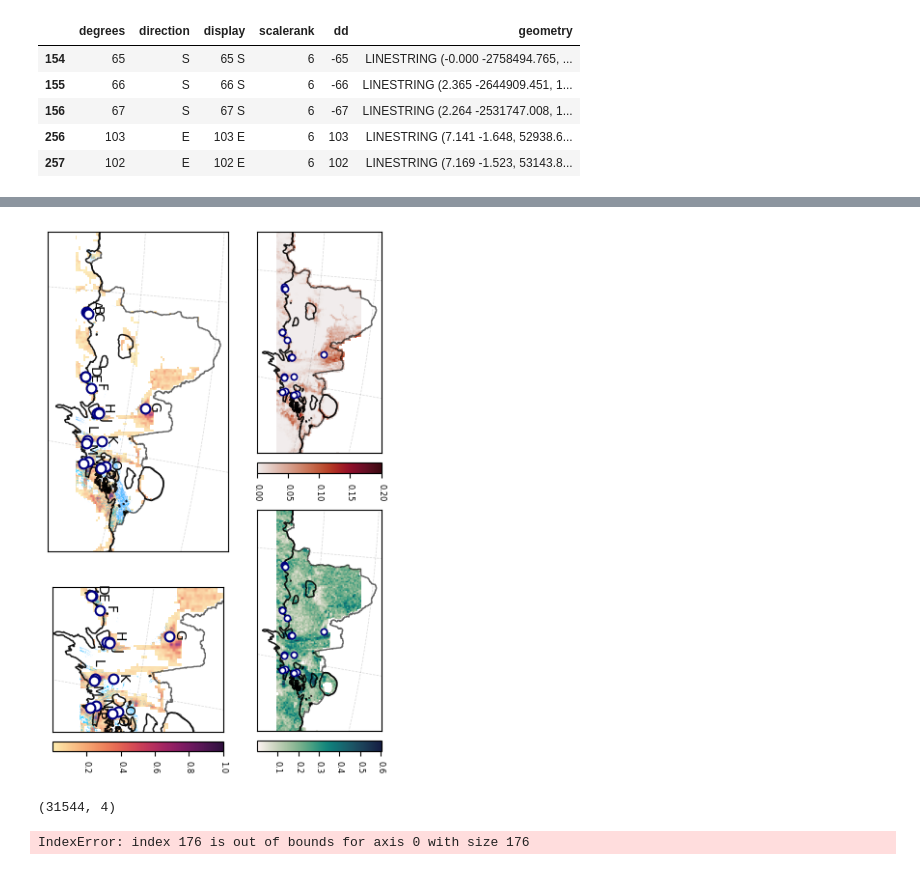
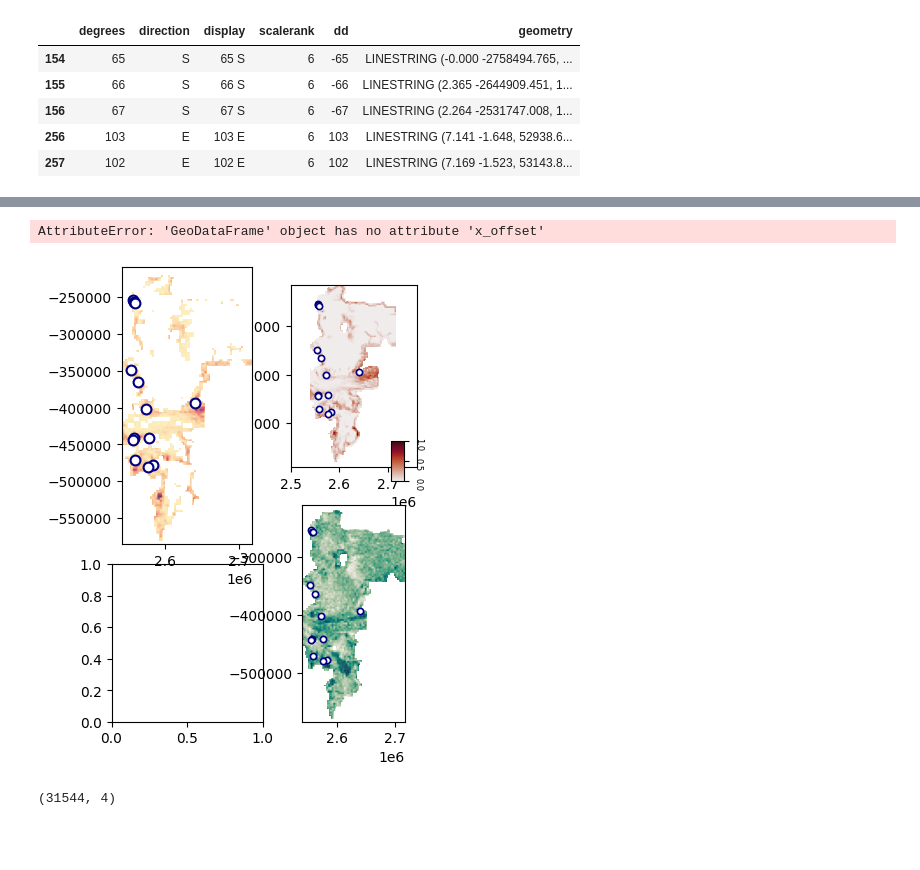
Before and after one commit to js-chemE/HydrofractureShackleton_2023, a Jupyter notebook: figure02.ipynb, the cells around one changed output, grey strips where cells are left out. Cells and saved outputs as stored; diff of their text form; code cells hidden in the pictures; blank space fills up the shorter version.

```diff
--- a/figure02.ipynb
+++ b/figure02.ipynb
@@ -186,21 +226,26 @@ for i, f in enumerate(delta_files):
         activeness_mask, transform, target_res, mode="average"
     )
     resampled[resampled == 0] = np.nan
+    masked, masked_transform = app.geotiffs.mask_dataset(
+        resampled, resampled_transform, iceshelves_buffer[i], mode="shape", filled=False
+    )
+    masked[~np.isfinite(dmg_outputs[i])] = np.nan
+    masked = masked / np.nanmax(masked)
     #
     # print(np.nanmax(resampled), np.nanmin(resampled))
     # resampled[resampled <= 0.005] = np.nan
 
     ax = axes.ravel()[i]
     rplt.show(
-        resampled, ax=ax, transform=resampled_transform, cmap="cmo.tempo", alpha=0.8
+        masked, ax=ax, transform=masked_transform, cmap="cmo.tempo", alpha=0.8
     )
     coastlines[i].exterior.plot(ax=ax, color="black", linewidth=2, zorder=-5)
     ax.set_xlim(transform.c, transform.c + raster.shape[-1] * transform.a)
     ax.set_xlim(xmin, xmax)
     ax.set_ylim(ymin, ymax)
     ax.axis("off")
-    active_outputs.append(resampled)
-    active_transforms.append(resampled_transform)
+    active_outputs.append(masked)
+    active_transforms.append(masked_transform)
 plt.tight_layout()
 plt.show()
 # %% [output]
@@ -271,0 +567,8 @@ events["y_offset"] = [
+# %%
+# Define a function to extract a portion of a colormap
+def get_partial_colormap(cmap_name, start=0.0, stop=1.0, n_colors=256):
+    cmap = plt.get_cmap(cmap_name)
+    colors = cmap(np.linspace(start, stop, n_colors))
+    return mcolors.LinearSegmentedColormap.from_list(
+        f"{cmap_name}_{start}_{stop}", colors
+    )
@@ -288,37 +1050,33 @@ from mpl_toolkits.axes_grid1 import make_axes_locatable
 
 """Damage"""
 gs = axes[0, 1].get_gridspec()
-# remove the underlying axes
 for ax in axes[:2, 1]:
     ax.remove()
-ax_dmg = fig.add_subplot(gs[:2, 1])
 fig_silent, ax_silent = plt.subplots()
 dmg_silent = ax_silent.imshow(dmg[0], cmap="cmo.amp")
 plt.close()
 
-divider = make_axes_locatable(ax_dmg)
-cax = divider.append_axes("bottom", size="5%", pad=0.1)
-cbar = fig.colorbar(dmg_silent, cax=cax, orientation="horizontal")
+ax_dmg = plt.subplot(gs[:2, 1])
+ax_dmg.imshow(dmg[0])
+ax_dmg.set_xlim(xmin, xmax)
+ax_dmg.set_ylim(ymin, ymax)
+cax_dmg = ax_dmg.inset_axes([0.8, 0.1, 0.1, 1], transform=ax.transAxes)
+
+cbar = fig.colorbar(dmg_silent, cax=cax_dmg)
 cbar.ax.tick_params(rotation=-90, labelsize=6)
 
 rplt.show(dmg, ax=ax_dmg, transform=dmg_transforms[i_year], cmap="cmo.amp")
 
+
 """Activeness"""
 gs = axes[2, 1].get_gridspec()
-# remove the underlying axes
 for ax in axes[2:, 1]:
     ax.remove()
 ax_act = fig.add_subplot(gs[2:, 1])
-# ax_act = axes[1, 1]
 fig_silent, ax_silent = plt.subplots()
 act_silent = ax_silent.imshow(act[0], cmap="cmo.tempo")
 plt.close()
 
-divider = make_axes_locatable(ax_act)
-cax = divider.append_axes("bottom", size="5%", pad=0.1)
-cbar = fig.colorbar(act_silent, cax=cax, orientation="horizontal")
-cbar.ax.tick_params(rotation=-90, labelsize=6)
-cbar.ax.xaxis.set_major_locator(ticker.MultipleLocator(0.1))
 
 rplt.show(act, ax=ax_act, transform=active_transforms[i_year], cmap="cmo.tempo")
 
@@ -358,13 +1116,13 @@ for i, s in enumerate(events["label"].values):
         y=events["geometry"].y[i] + events.y_offset[i],
         rotation=-90,
     )
-lakes.plot(ax=ax_combined, color="deepskyblue", alpha=0.8, zorder=1)
+# lakes.plot(ax=ax_combined, color="deepskyblue", alpha=0.8, zorder=1)
 
 """Zoomed"""
 ax_zoomed = axes[3, 0]
 fig_silent, ax_silent = plt.subplots()
 zoomed_silent = ax_silent.imshow(combined[0], cmap="cmo.matter")
-plt.close()
+# plt.close()
 
 divider = make_axes_locatable(ax_zoomed)
 cax = divider.append_axes("bottom", size="7%", pad=0.1)
@@ -379,7 +1137,7 @@ rplt.show(
     alpha=0.8,
 )
 events_zoomed = gpd.GeoDataFrame(events.cx[xmin_z:xmax_z, ymin_z:ymax_z]).reset_index(drop=True)
-lakes_zoomed = gpd.GeoDataFrame(lakes.cx[xmin_z:xmax_z, ymin_z:ymax_z]).reset_index(drop=True)
+# lakes_zoomed = gpd.GeoDataFrame(lakes.cx[xmin_z:xmax_z, ymin_z:ymax_z]).reset_index(drop=True)
 events_zoomed.plot(
     ax=ax_zoomed,
     color="white",
@@ -389,41 +1147,42 @@ events_zoomed.plot(
     edgecolor="navy",
     lw=1.5,
 )
-lakes_zoomed.plot(ax=ax_zoomed, color="deepskyblue", alpha=0.8, zorder=1)
+# lakes_zoomed.plot(ax=ax_zoomed, color="deepskyblue", alpha=0.8, zorder=1)
 for i, s in enumerate(events_zoomed["label"].values):
     ax_zoomed.text(
         s=s,
         x=events_zoomed["geometry"].x[i] + events_zoomed.x_offset[i],
         y=events_zoomed["geometry"].y[i] + events_zoomed.y_offset[i],
         rotation=-90,
     )
 
 """Grid"""
 grid_filtered = grid[grid["degrees"].isin([65, 66, 100, 95])]
 for ax in [ax_dmg, ax_act, ax_combined, ax_zoomed]:
     grid_filtered.plot(ax=ax, color="gray", linewidth=0.5, alpha=0.3, ls="--")
     coastlines[i_year].plot(ax = ax, facecolor="none", edgecolor='black', lw=1, alpha = 0.6)
     grounding_line.plot(ax = ax, facecolor="none", edgecolor='black', lw=1.1, alpha = 0.9)
     ax.set_xlim(xmin, xmax)
     ax.set_ylim(ymin, ymax)
     ax.tick_params(
         axis="both",  # changes apply to the x-axis
         which="both",  # both major and minor ticks are affected
         bottom=False,  # ticks along the bottom edge are off
         top=False,  # ticks along the top edge are off
         left=False,
         right=False,
         labelbottom=False,
         labelleft=False,
     )
-ax_zoomed.set_xlim(xmin_z, xmax_z)
-ax_zoomed.set_ylim(ymin_z, ymax_z)
+# ax_zoomed.set_xlim(xmin_z, xmax_z)
+# ax_zoomed.set_ylim(ymin_z, ymax_z)
 
-fig.tight_layout()
-fig.savefig(os.path.join(figure_folder, "figure_02.pdf"), dpi=300, orientation="portrait", bbox_inches="tight")
+# fig.tight_layout()
+# fig.savefig(os.path.join(figure_folder, "figure_02.pdf"), dpi=300, orientation="portrait", bbox_inches="tight")
 plt.show()
 # %% [output]
+AttributeError: 'GeoDataFrame' object has no attribute 'x_offset'
-[figure, old version]
+[figure, new version]
 # %%
 def analyze_flow_field(vx_raster, vy_raster, resolution: float, pix: int = 1):
     dudx = (vx_raster - np.roll(vx_raster, pix, axis=0)) / resolution
@@ -485,20 +1220,6 @@ lakes = gpd.read_file(r"D:\[Code]\HydrofractureShackleton_2023\data\L8S2_2020120
 lakes.shape
 # %% [output]
 (31544, 4)
-# %%
-lake_active_values = []
-lake_dmg_values = []
-for i, lake in enumerate(lakes["geometry"]):
-    lake_dmg_values.append(
-        get_value(dmg_outputs[1], dmg_transforms[1], lake.centroid.x, lake.centroid.y)
-    )
-    lake_active_values.append(
-        get_value(
-            active_outputs[1], active_transforms[1], lake.centroid.x, lake.centroid.y
-        )
-    )
-# %% [output]
-IndexError: index 176 is out of bounds for axis 0 with size 176
 # %%
 active_values = []
 dmg_values = []
```
Also changed, not shown: parts of 24 cells of this notebook, 57 other files.
